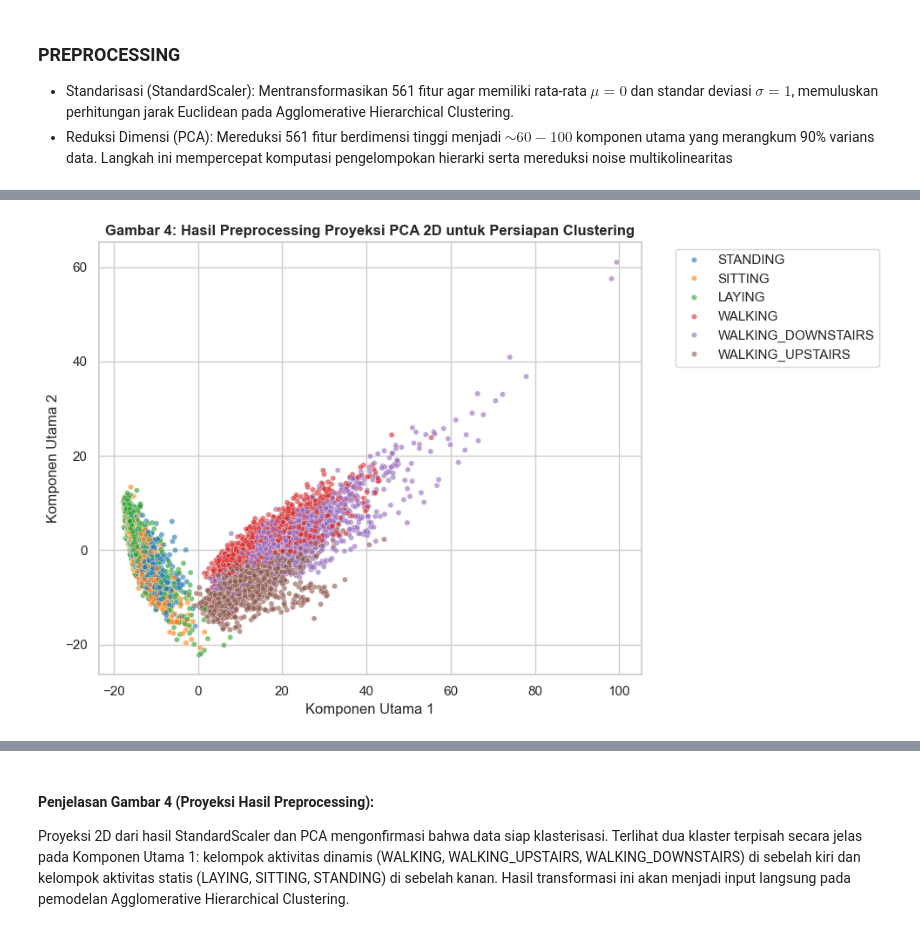
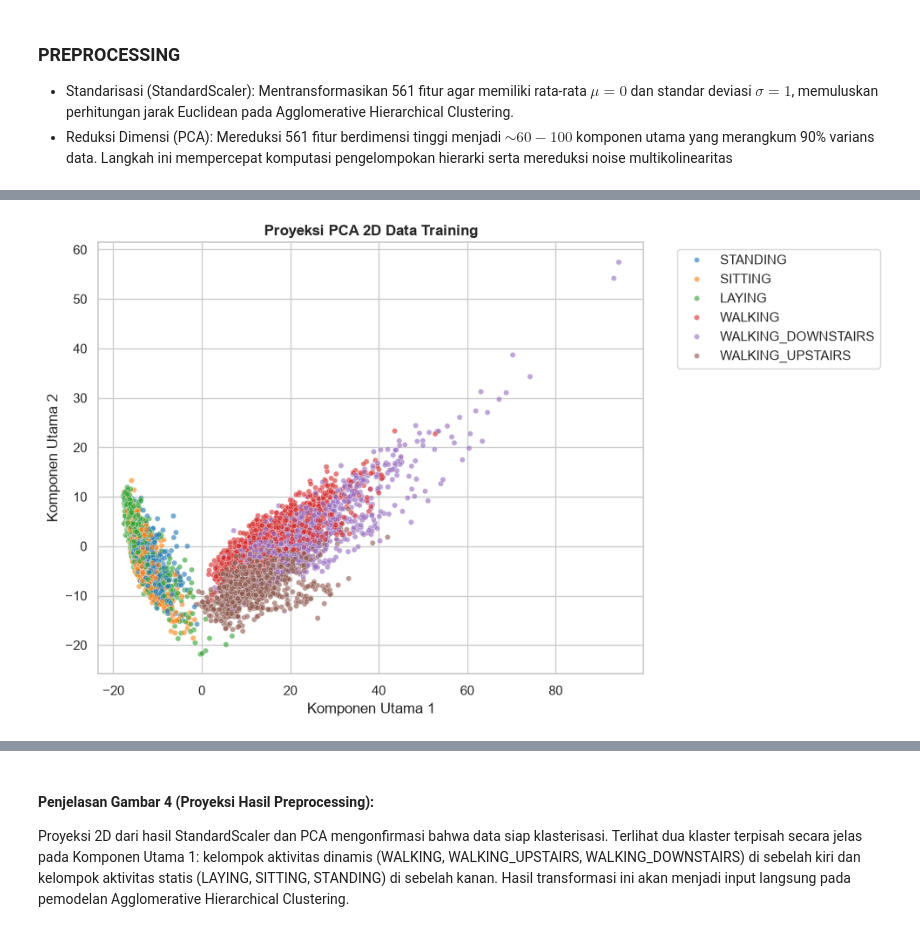
Before and after one commit to KLVA147/10_DS-IF-A_DC-Cakung, a Jupyter notebook: Main.ipynb, the cells around one changed output, grey strips where cells are left out. Drawn from its saved outputs; the diff is of its cells as text; code cells hidden in the pictures.

```diff
--- a/Main.ipynb
+++ b/Main.ipynb
@@ -198,36 +988,91 @@ Baris Duplikat Sebelum : 0
 # %%
-# 4. DATA PREPROCESSING (REDUKSI DIMENSI & SCALING)
+from sklearn.model_selection import GroupShuffleSplit
+from sklearn.preprocessing import StandardScaler
+from sklearn.decomposition import PCA
 
-print("\n=== 4. DATA PREPROCESSING ===")
+print("=" * 60)
+print("PREPROCESSING DAN TRAIN/TEST SPLITTING")
+print("=" * 60)
 
-# 2. FEATURE SELECTION (Memisahkan Matriks Input vs Metadata Ground Truth)
-# Membuang metadata 'Subject', 'Activity', dan 'Activity_ID' dari matriks X
+# 1. MEMISAHKAN FITUR DAN METADATA
 X = df_cleaned[column_names].values
 y = df_cleaned['Activity'].values
 subjects = df_cleaned['Subject'].values
 
-print(f"\nUkuran Matriks Fitur (X) sebelum Scaling & PCA : {X.shape}")
+print("\nUkuran matriks fitur:", X.shape)
 
-# 3. STANDARDIZATION (Scaling)
+# 2. SPLITTING BERDASARKAN SUBJEK
+splitter = GroupShuffleSplit(
+    n_splits=1,
+    test_size=0.2,
+    random_state=42
+)
+
+train_idx, test_idx = next(
+    splitter.split(X, y, groups=subjects)
+)
+
+X_train = X[train_idx]
+X_test = X[test_idx]
+
+y_train = y[train_idx]
+y_test = y[test_idx]
+
+subject_train = subjects[train_idx]
+subject_test = subjects[test_idx]
+
+print("\n=== HASIL TRAIN/TEST SPLITTING ===")
+print("Jumlah data training :", len(X_train))
+print("Jumlah data testing  :", len(X_test))
+print("Subjek training      :", np.unique(subject_train))
+print("Subjek testing       :", np.unique(subject_test))
+
+# Memastikan tidak ada subjek yang muncul di kedua bagian
+assert set(subject_train).isdisjoint(set(subject_test))
+
+# 3. STANDARDIZATION
 scaler = StandardScaler()
-X_scaled = scaler.fit_transform(X)
 
-# 4. DIMENSIONALITY REDUCTION / FEATURE SELECTION VIA PCA
-# Memilih komponen utama yang mempertahankan 90% varians data
+X_train_scaled = scaler.fit_transform(X_train)
+X_test_scaled = scaler.transform(X_test)
+
+print("\n=== HASIL SCALING ===")
+print("Training:", X_train_scaled.shape)
+print("Testing :", X_test_scaled.shape)
+
+# 4. PCA DENGAN 90% VARIANS
 pca = PCA(n_components=0.90, random_state=42)
-X_pca = pca.fit_transform(X_scaled)
 
-print(f"Ukuran Matriks Fitur (X) sesudah PCA (90% Varians) : {X_pca.shape}")
-print(f"Jumlah Fitur Berhasil Direduksi : dari {X.shape[1]} menjadi {X_pca.shape[1]} komponen utama.")
+X_train_pca = pca.fit_transform(X_train_scaled)
+X_test_pca = pca.transform(X_test_scaled)
 
-# 5. VISUALISASI PROYEKSI PCA 2D HASIL PREPROCESSING
+# Variabel X_pca dipertahankan untuk kompatibilitas
+# dengan kode clustering berikutnya.
+X_pca = X_train_pca
+
+print("\n=== HASIL PCA ===")
+print("Jumlah fitur awal :", X_train.shape[1])
+print("Jumlah komponen PCA:", X_train_pca.shape[1])
+print("Varians dipertahankan:",
+      f"{sum(pca.explained_variance_ratio_) * 100:.2f}%")
+
+print("Ukuran PCA training:", X_train_pca.shape)
+print("Ukuran PCA testing :", X_test_pca.shape)
+
+# 5. VISUALISASI PCA 2D
 pca_2d = PCA(n_components=2, random_state=42)
-X_2d = pca_2d.fit_transform(X_scaled)
 
-df_pca_vis = pd.DataFrame(X_2d, columns=['PCA_Component_1', 'PCA_Component_2'])
-df_pca_vis['Activity'] = y
+X_train_2d = pca_2d.fit_transform(X_train_scaled)
+
+df_pca_vis = pd.DataFrame(
+    X_train_2d,
+    columns=['PCA_Component_1', 'PCA_Component_2']
+)
+
+df_pca_vis['Activity'] = y_train
 
 plt.figure(figsize=(10, 6))
+
 sns.scatterplot(
     data=df_pca_vis,
     x='PCA_Component_1',
@@ -237,7 +1082,13 @@ sns.scatterplot(
     alpha=0.6,
     s=20
 )
-plt.title("Gambar 4: Hasil Preprocessing Proyeksi PCA 2D untuk Persiapan Clustering", fontsize=12, fontweight='bold')
+
+plt.title(
+    "Proyeksi PCA 2D Data Training",
+    fontsize=12,
+    fontweight='bold'
+)
+
 plt.xlabel("Komponen Utama 1")
 plt.ylabel("Komponen Utama 2")
 plt.legend(bbox_to_anchor=(1.05, 1), loc='upper left')
@@ -252 +1115 @@ Jumlah Fitur Berhasil Direduksi : dari 561 menjadi 65 komponen utama.
-[figure, old version]
+[figure, new version]
```
Also changed, not shown: parts of 42 cells of this notebook.
